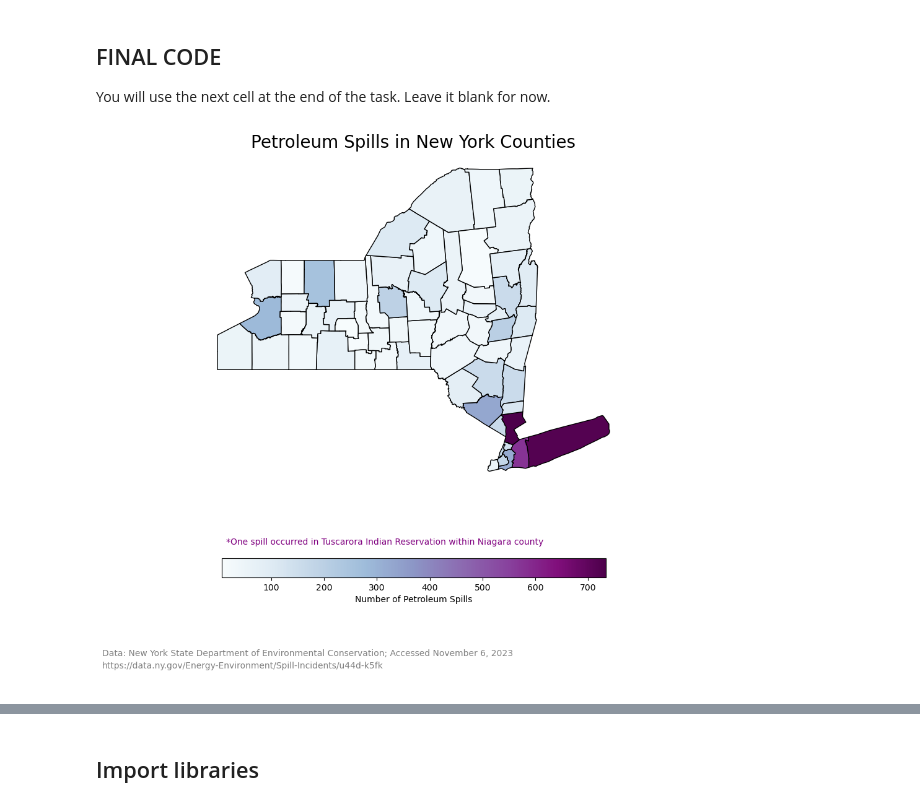
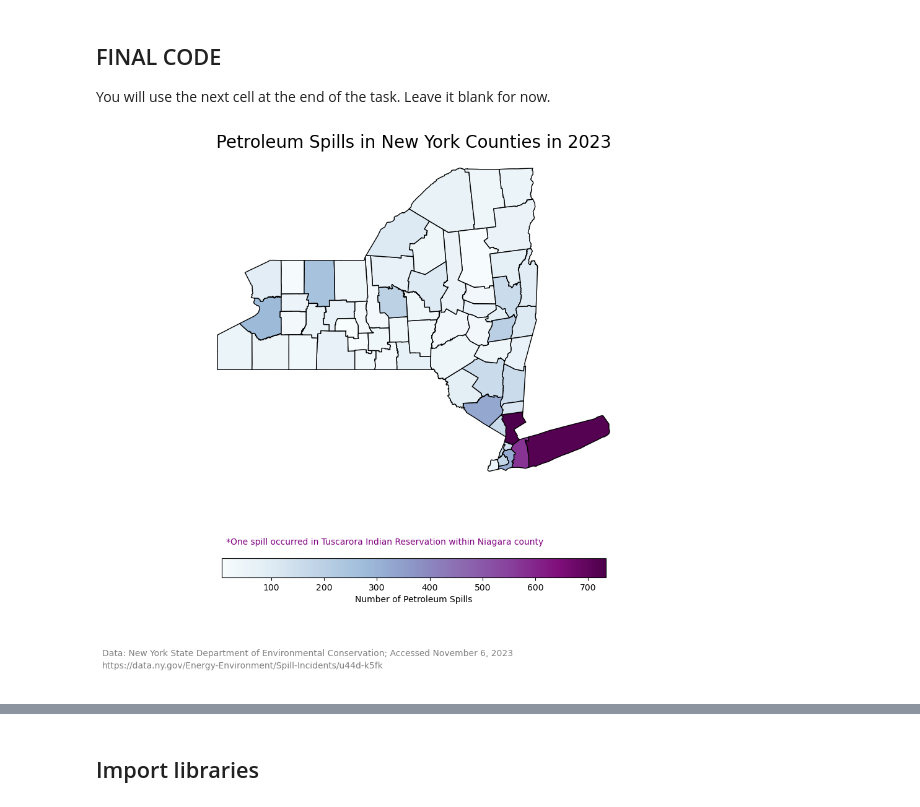
Before and after one commit to shmuir/eds-220-assignment-3, a Jupyter notebook: hwk3-task1-spills.ipynb, the cells around one changed output, grey strips where cells are left out. Saved outputs shown, nothing was run; the diff lists cells and outputs as text; code cells hidden in the pictures.

```diff
--- a/hwk3-task1-spills.ipynb
+++ b/hwk3-task1-spills.ipynb
@@ -95,35 +95,35 @@ ny_counties.plot(ax=ax,
                        legend_kwds={'shrink':.8, # make legend smaller
                                     'label': 'Number of Petroleum Spills',
                                     'orientation': 'horizontal'
                                     })
 # annotation for Tuscarora Indian Reservation spill
 ax.annotate("*One spill occurred in Tuscarora Indian Reservation within Niagara county",
             xy=(.21, .23), # position
             xycoords = 'figure fraction',
             fontsize=10,
             color='purple')
 
 # annotation for data credit and access date
 ax.annotate("Data: New York State Department of Environmental Conservation; Accessed November 6, 2023",
             xy=(.01, .05), # position
             xycoords = 'figure fraction',
             fontsize=10,
             color='grey')
 
 # annotation for the data link
 ax.annotate("https://data.ny.gov/Energy-Environment/Spill-Incidents/u44d-k5fk",
             xy=(.01, .03), # position
             xycoords = 'figure fraction',
             fontsize=10,
             color='grey')
 
 # set the title
-ax.set_title('Petroleum Spills in New York Counties',  fontsize=20)
+ax.set_title('Petroleum Spills in New York Counties in 2023',  fontsize=20)
 
 
 plt.show()
 # %% [output]
-[figure, old version]
+[figure, new version]
 # %% [markdown]
 <!-- write your description in this markdwon cell -->
 # %% [markdown]
```
Also changed, not shown: parts of 13 cells of this notebook.
